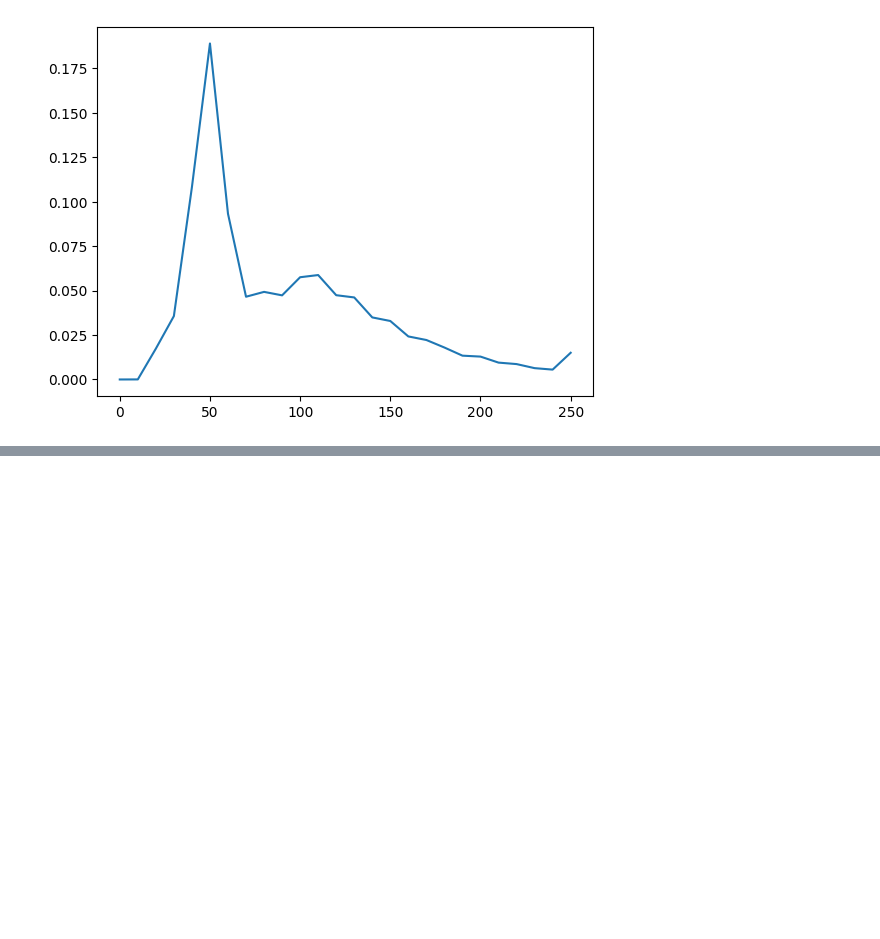
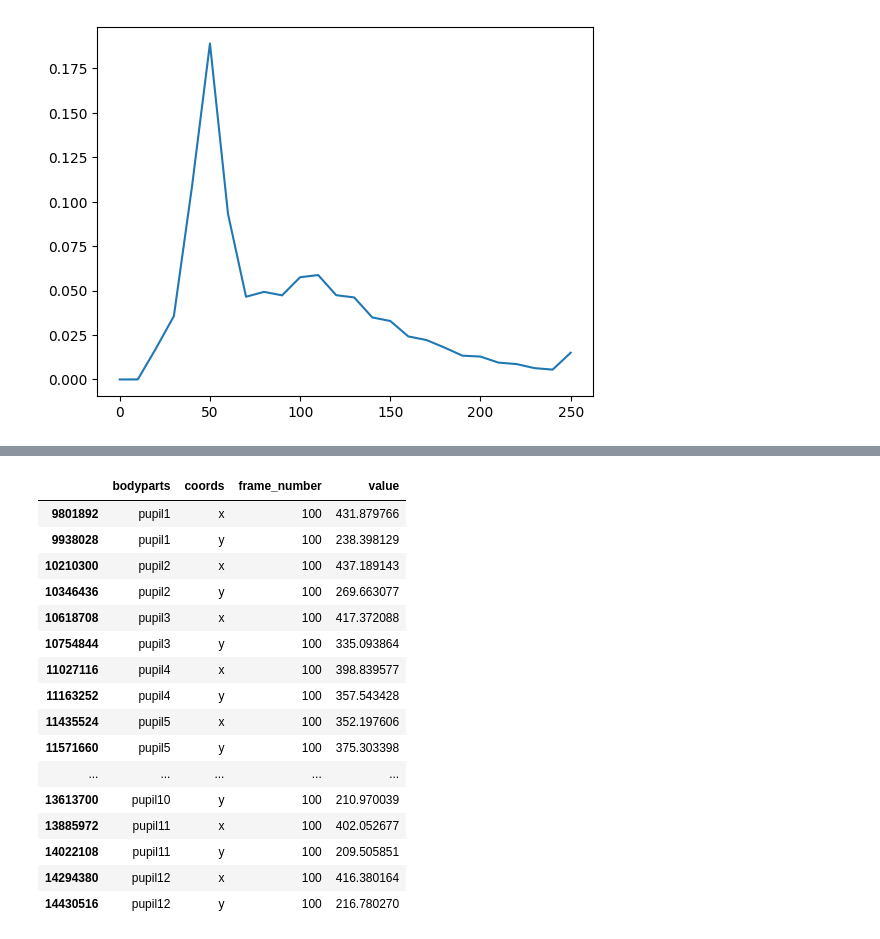
Before and after one commit to AllenNeuralDynamics/lamf_analysis_lims, a Jupyter notebook: qc/behavior_data/240327_pupil_data_qc.ipynb, the cells around one changed output, grey strips where cells are left out. Saved outputs shown, nothing was run; the diff lists cells and outputs as text; code cells hidden in the pictures; blank space fills up the shorter version.

```diff
--- a/qc/behavior_data/240327_pupil_data_qc.ipynb
+++ b/qc/behavior_data/240327_pupil_data_qc.ipynb
@@ -182,0 +460,20 @@ ax.plot(bins[:-1], hist_vals)
+# %%
+df[(df.bodyparts.str.contains('pupil')) & ((df.coords=='x') | (df.coords=='y')) & (df.frame_number==100)]
+# %% [output]
+|  | bodyparts | coords | frame_number | value |
+| 9801892 | pupil1 | x | 100 | 431.879766 |
+| 9938028 | pupil1 | y | 100 | 238.398129 |
+| 10210300 | pupil2 | x | 100 | 437.189143 |
+| 10346436 | pupil2 | y | 100 | 269.663077 |
+| 10618708 | pupil3 | x | 100 | 417.372088 |
+| 10754844 | pupil3 | y | 100 | 335.093864 |
+| 11027116 | pupil4 | x | 100 | 398.839577 |
+| 11163252 | pupil4 | y | 100 | 357.543428 |
+| 11435524 | pupil5 | x | 100 | 352.197606 |
+| 11571660 | pupil5 | y | 100 | 375.303398 |
+| ... | ... | ... | ... | ... |
+| 13613700 | pupil10 | y | 100 | 210.970039 |
+| 13885972 | pupil11 | x | 100 | 402.052677 |
+| 14022108 | pupil11 | y | 100 | 209.505851 |
+| 14294380 | pupil12 | x | 100 | 416.380164 |
+| 14430516 | pupil12 | y | 100 | 216.780270 |
```
Also changed, not shown: parts of 40 cells of this notebook, 2 other files.
